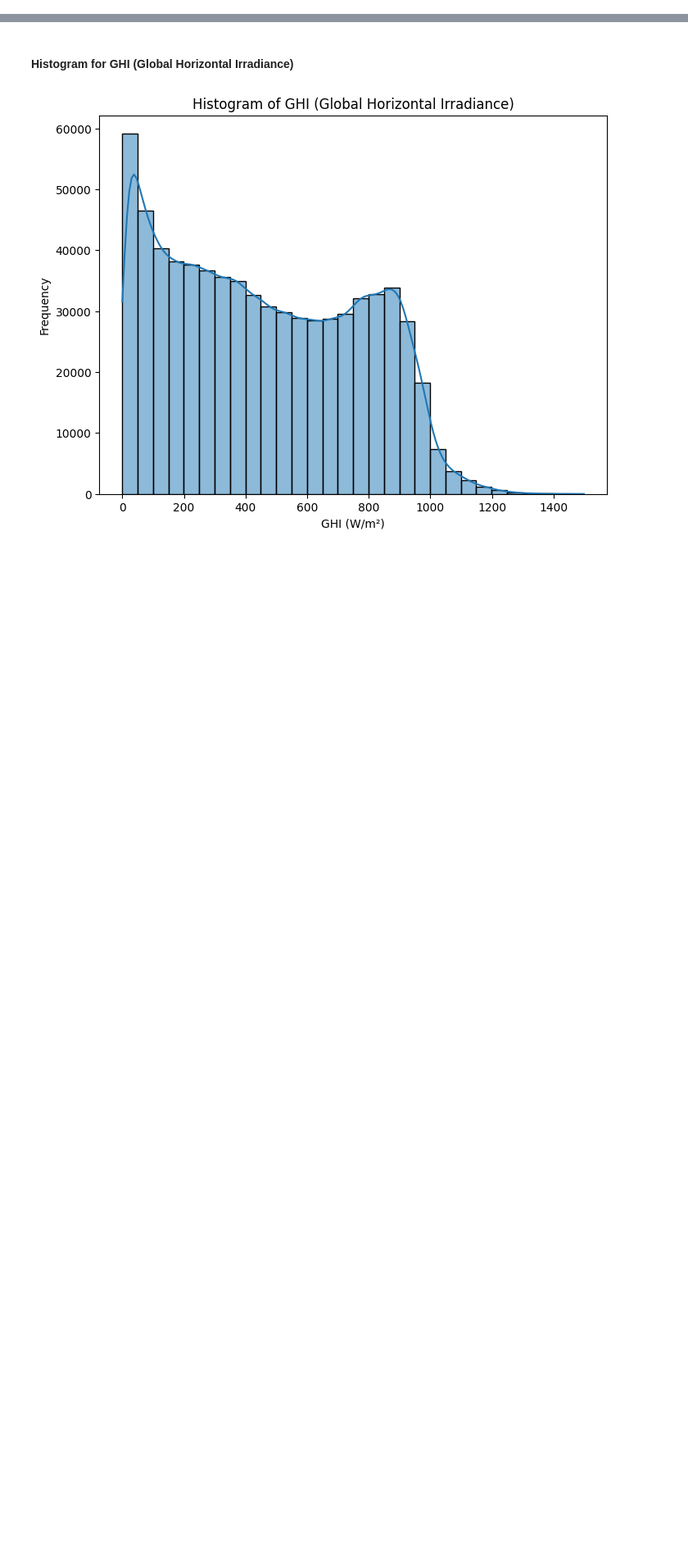
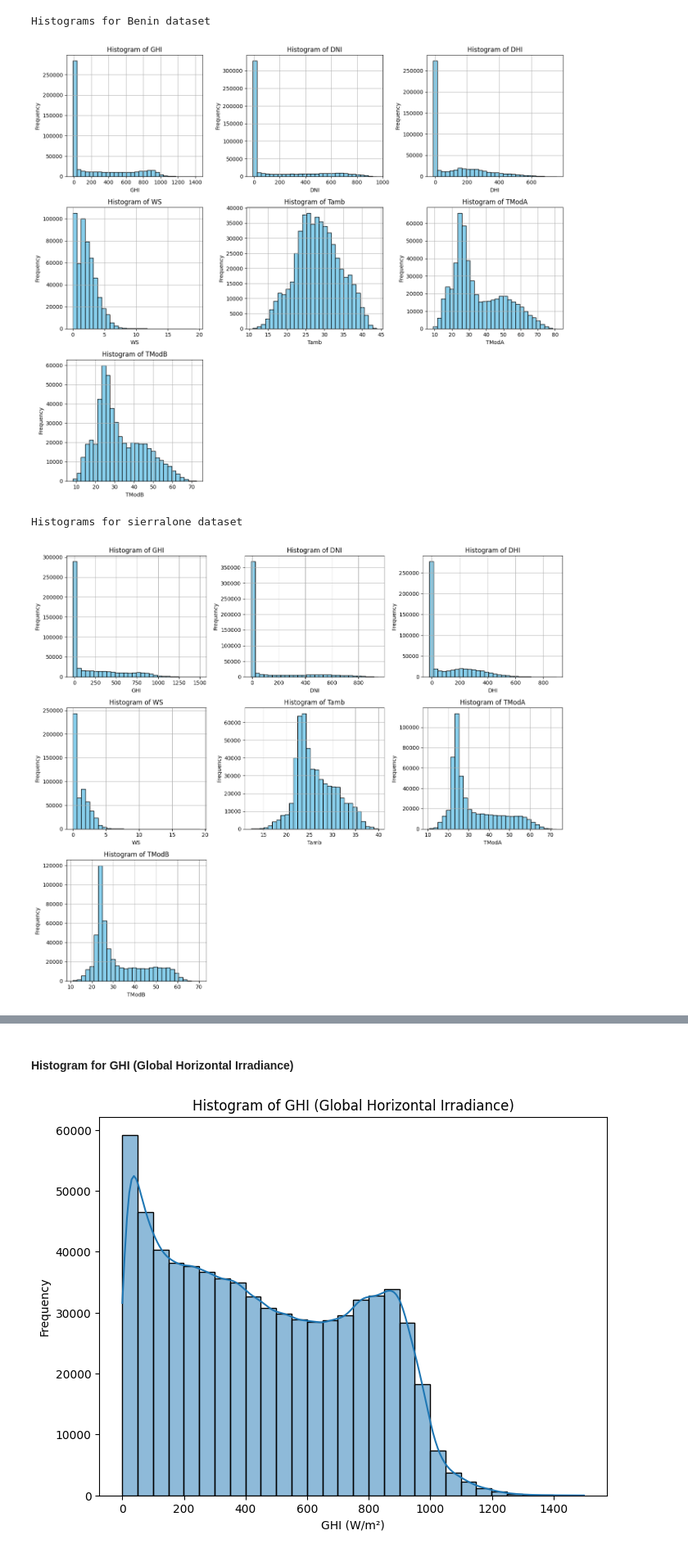
Before and after one commit to Ofgeha-Gelana/moonlight-solar-strategy, a Jupyter notebook: notebooks/histograms.ipynb, the cells around one changed output, grey strips where cells are left out. Shown at 82% size. Cells and saved outputs as stored; diff of their text form; code cells hidden in the pictures; blank space fills up the shorter version.

Commit message:
added visualization function

```diff
--- a/notebooks/histograms.ipynb
+++ b/notebooks/histograms.ipynb
@@ -6,3 +11,31 @@ import seaborn as sns
 df = pd.read_csv("../data/processed/cleaned_data.csv", parse_dates=['Timestamp'])
     # Set the Timestamp as index for time series plotting
 df.set_index('Timestamp', inplace=True)
+# %%
+benin_file_path = "../data/raw/benin-malanville.csv"
+sierraleone_file_path = "../data/raw/sierraleone-bumbuna.csv"
+togo_file_path = "../data/raw/togo-dapaong_qc.csv"
+# %%
+# importing load_file function from scripts
+from scripts.loading_data import load_file
+
+benin_df = load_file(benin_file_path)
+sierraleone_df = load_file(sierraleone_file_path)
+togo_df = load_file(togo_file_path)
+# %%
+# Creating histograms for a list of specified variables in the given DataFrame.
+from scripts.plot_histograms import plot_histograms
+variables = ['GHI', 'DNI', 'DHI', 'WS', 'Tamb', 'TModA', 'TModB']
+print("Histograms for Benin dataset")
+plot_histograms(benin_df, variables)
+
+print("Histograms for sierralone dataset")
+plot_histograms(sierraleone_df, variables)
+
+print("Histograms for togo dataset")
+plot_histograms(togo_df, variables)
+# %% [output]
+Histograms for Benin dataset
+[figure, added]
+Histograms for sierralone dataset
+[figure, added]
```
Also changed, not shown: parts of 3 cells of this notebook, 5 other files.
